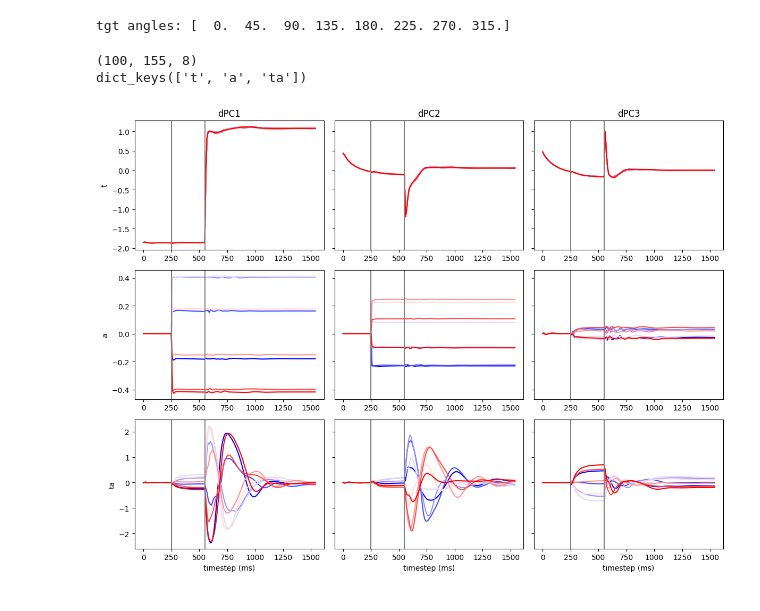
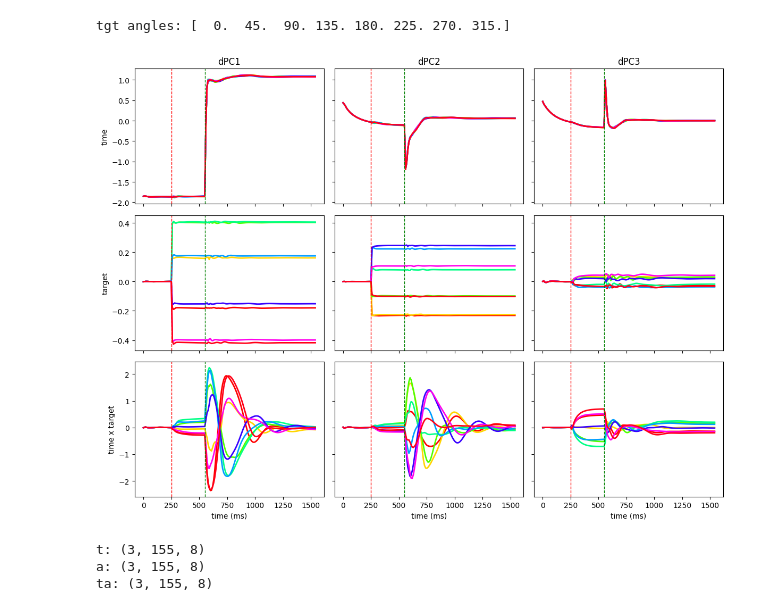
Before and after one commit to paulgribble/motornet_centerout, a Jupyter notebook: golook.ipynb, the cells around one changed output. Cells and saved outputs as stored; diff of their text form; code cells hidden in the pictures.

```diff
--- a/golook.ipynb
+++ b/golook.ipynb
@@ -122,38 +122,44 @@ tgt angles: [  0.  45.  90. 135. 180. 225. 270. 315.]
 # %%
 n_components = 3
 dpca = dPCA(labels='ta', n_components=n_components)
 hid2 = hid.transpose(2,1,0)
-print(np.shape(hid2))
 hid_new = dpca.fit_transform(hid2)
-print(hid_new.keys())
 
 legend = {k: k for k in hid_new.keys()}
+legend['t'] = "time"
+legend['a'] = "target"
+legend['ta'] = "time x target"
 dt = 10 # ms
 tgtcue = 250 # ms
 gocue  = 550 # ms
 x = np.arange(0, n_time * dt, step=dt)
-cm = plt.cm.bwr(np.linspace(0, 1, n_tgt))
+cm = plt.cm.hsv(np.linspace(0, 1, n_tgt))
 
-fig, axs = plt.subplots(len(hid_new), n_components, sharey='row')
+fig, axs = plt.subplots(len(hid_new), n_components, sharey='row', sharex='col')
 fig.set_tight_layout(True)
 fig.set_size_inches((4 * n_components, 3 * len(hid_new)))
 
 for i, (k, v) in enumerate(hid_new.items()):
   for j in range(n_components):
     axs[i, j].set_prop_cycle('color', list(cm))
-    axs[i, j].plot(x, v[j, :, :])
-    axs[i, j].axvline(tgtcue, c='grey')
-    axs[i, j].axvline(gocue, c='grey')
+    axs[i, j].plot(x, v[j, :, :], linewidth=2)
+    axs[i, j].axvline(tgtcue, c='red', linewidth=1, linestyle='--')
+    axs[i, j].axvline(gocue, c='green', linewidth=1, linestyle='--')
 
     if i == 0:
       axs[i, j].set_title("dPC" + str(j+1))
     if j == 0:
-      axs[i, j].set_ylabel(k)
+      axs[i, j].set_ylabel(legend[k])
     if i == len(legend)-1:
-      axs[i, j].set_xlabel("timestep (ms)")
+      axs[i, j].set_xlabel("time (ms)")
 
 plt.show()
 # %% [output]
-(100, 155, 8)
-dict_keys(['t', 'a', 'ta'])
-[figure, old version]
+[figure, new version]
+# %%
+for (k,v) in hid_new.items():
+    print(f"{k}: {np.shape(v)}")
+# %% [output]
+t: (3, 155, 8)
+a: (3, 155, 8)
+ta: (3, 155, 8)
```
Also changed, not shown: parts of 1 cell of this notebook.
